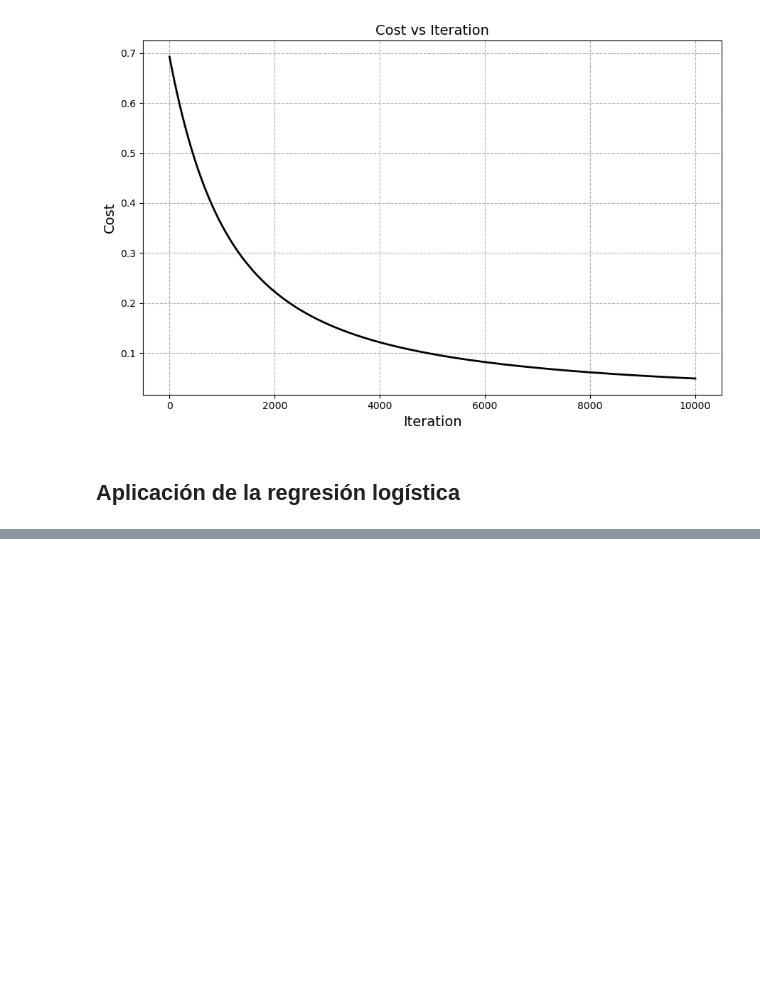
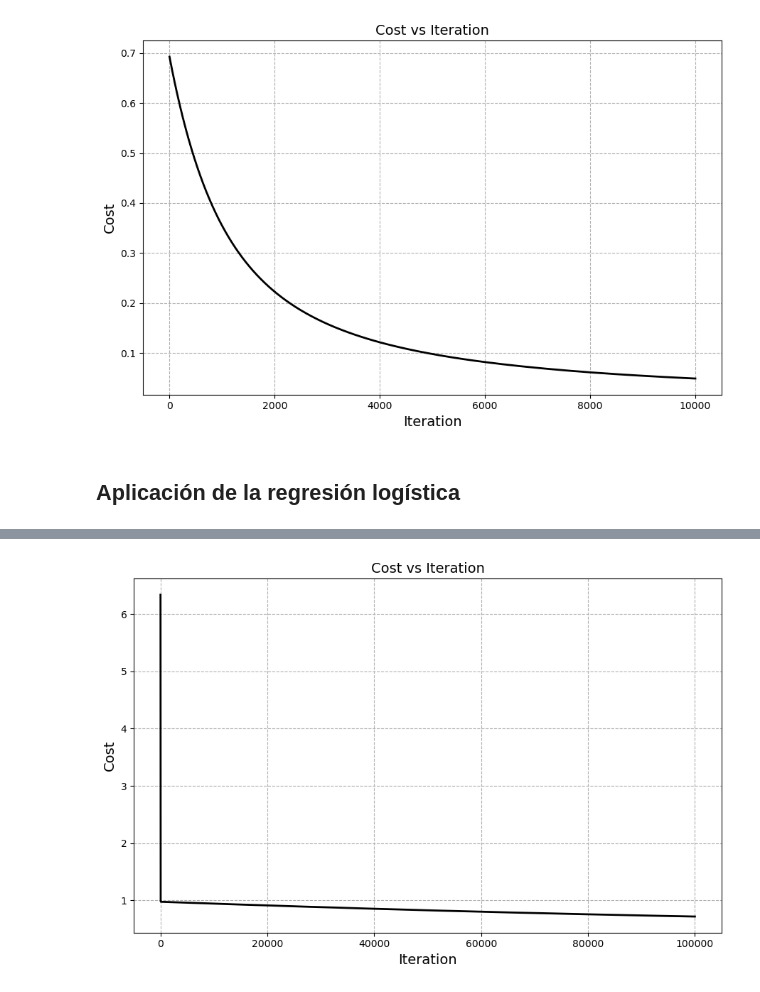
Before and after one commit to smartinezg2018/competencias-kaggle, a Jupyter notebook: logistic_regression.ipynb, the cells around one changed output, grey strips where cells are left out. Cells and saved outputs as stored; diff of their text form; code cells hidden in the pictures; blank space fills up the shorter version.

```diff
--- a/logistic_regression.ipynb
+++ b/logistic_regression.ipynb
@@ -123,0 +155,15 @@ dtype: float64
+# %%
+y_target = data['Survived'].values
+data = data.drop(columns=['Survived'])
+# Normalizacion de Age y Fare
+min_age = data['Age'].min()
+max_age = data['Age'].max()
+data['Age'] = (data['Age'] - min_age) / (max_age-min_age)
+# Fare
+min_fare = data['Fare'].min()
+max_fare = data['Fare'].max()
+data['Fare'] = (data['Fare'] - min_fare) / (max_fare - min_fare)
+# Normalizacion Fare
+min_pclass = data['Pclass'].min()
+max_pclass = data['Pclass'].max()
+data['Pclass'] = (data['Pclass'] - min_pclass) / (max_pclass - min_pclass)
@@ -123,0 +172,16 @@ dtype: float64
+# %%
+# PEsos aleatorios entre -20 y 20
+X = data.values
+w = np.random.uniform(
+    low=0,
+    high=10,
+    size=X.shape[1]
+)
+b = -0.5
+# %%
+# Atributos del dataframe
+alpha = 0.001
+n_iter = 100000
+# %%
+# Se ajusta el modelo
+w_opt,b_opt,loss = gradient_descent(X,w,b,y_target,alpha,n_iter)
@@ -123,0 +206,12 @@ dtype: float64
+# %%
+# Plotting cost over iteration
+plt.figure(figsize = (9, 6))
+plt.plot(loss,color='k',linewidth=2)
+plt.xlabel("Iteration", fontsize = 14)
+plt.ylabel("Cost", fontsize = 14)
+plt.title("Cost vs Iteration", fontsize = 14)
+plt.tight_layout()
+plt.grid(linestyle='--')
+plt.show()
+# %% [output]
+[figure, added]
```
Also changed, not shown: parts of 11 cells of this notebook.
